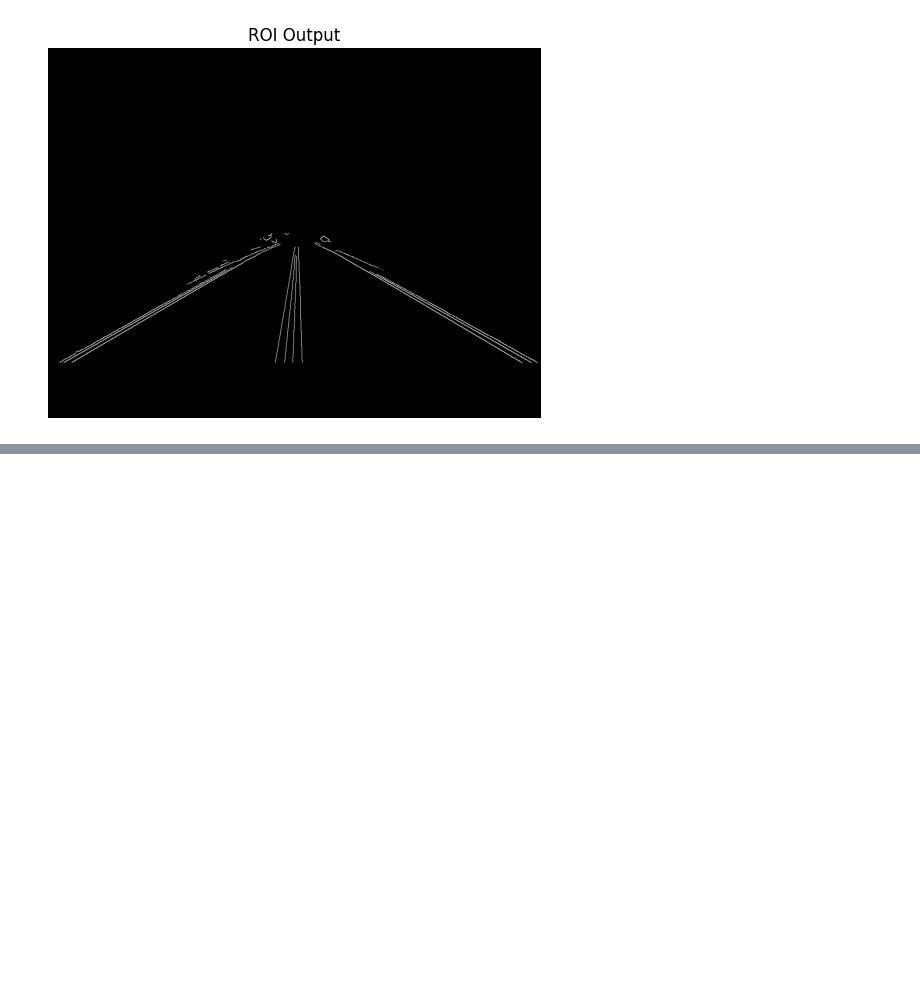
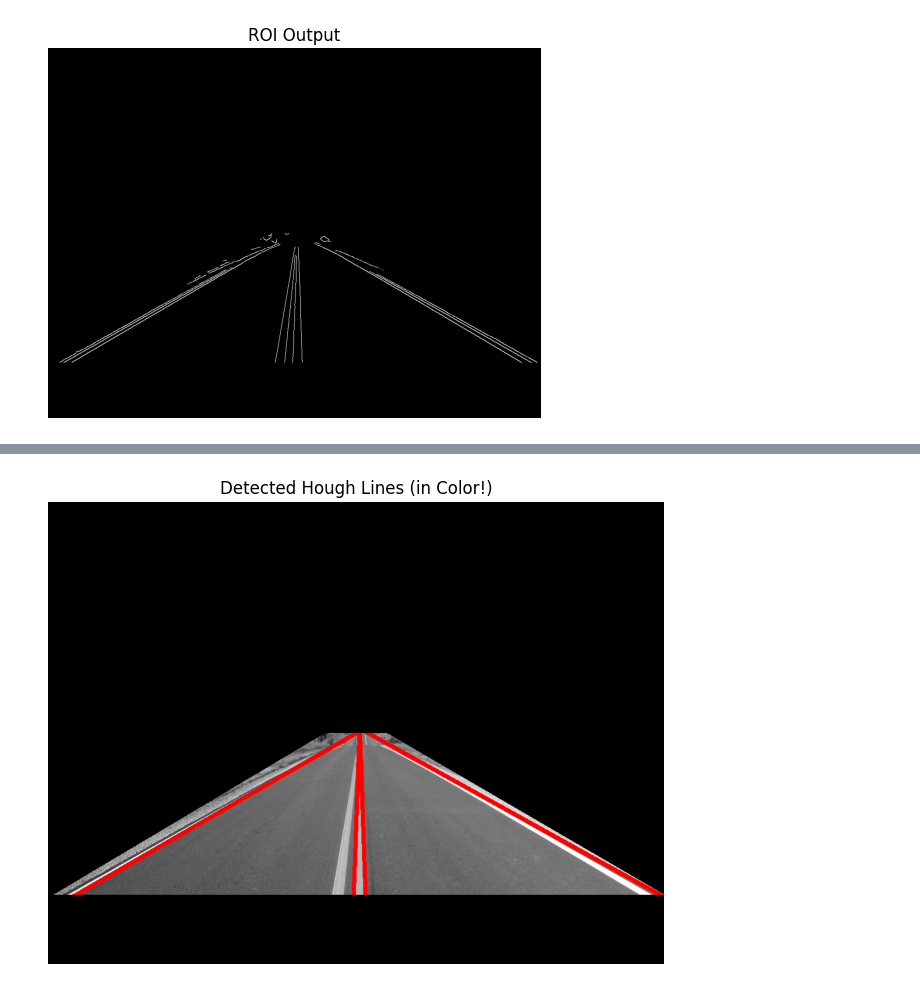
Before and after one commit to Nourzeidan/cv_assignment1, a Jupyter notebook: hough.ipynb, the cells around one changed output, grey strips where cells are left out. Saved outputs shown, nothing was run; the diff lists cells and outputs as text; code cells hidden in the pictures; blank space fills up the shorter version.

```diff
--- a/hough.ipynb
+++ b/hough.ipynb
@@ -101,0 +276,50 @@ plt.show()
+# %%
+# =========================================================
+# Drawing Colored Lines on the Image
+# =========================================================
+import cv2
+import numpy as np
+import matplotlib.pyplot as plt
+
+
+color_canvas = cv2.cvtColor(laneimg, cv2.COLOR_BGR2RGB)
+
+# 2. Make a copy so we don't overwrite our original variable
+line_image = np.copy(color_canvas)
+
+# We need a massive multiplier to stretch the line
+L = 2000
+
+# Loop through every winning (rho, theta) pair we found
+for rho, theta_deg in zip(peak_rhos, peak_thetas):
+
+    # Convert theta back to radians
+    theta = np.deg2rad(theta_deg)
+
+    a = np.cos(theta)
+    b = np.sin(theta)
+
+    x0 = a * rho              # Here we get one point on the line (intersection between the polar form line and its normal)
+    y0 = b * rho              # We will then stretch it out to two points one in each direction of the normal to the polar form line.
+
+    x1 = int(x0 + L * (-b))  # It might appear that we're using sines for the x coordinates but that's just becuase
+    y1 = int(y0 + L * (a))   # We want to extend the normal line, not the polar form line itself.
+    x2 = int(x0 - L * (-b))
+    y2 = int(y0 - L * (a))
+
+    # 3. Draw the line on our RGB canvas
+    # Since we already converted to RGB, (255, 0, 0) will correctly draw pure RED.
+    cv2.line(line_image, (x1, y1), (x2, y2), (255, 0, 0), 5)
+
+# 4. Apply your Region of Interest mask to chop the lines
+# (Make sure your region_of_interest function can handle 3-channel images!)
+cropped_lines_img = region_of_interest(line_image)
+
+# Plot the final result
+plt.figure(figsize=(10, 6))
+plt.imshow(cropped_lines_img)
+plt.title("Detected Hough Lines (in Color!)")
+plt.axis('off')
+plt.show()
+# %% [output]
+[figure, added]
```
Also changed, not shown: parts of 7 cells of this notebook.
